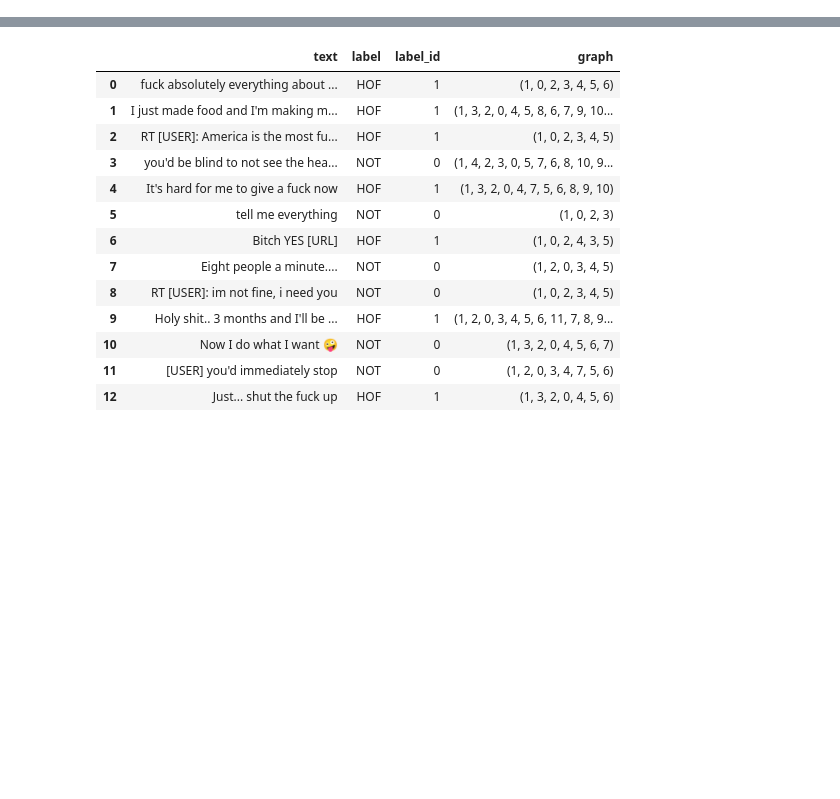
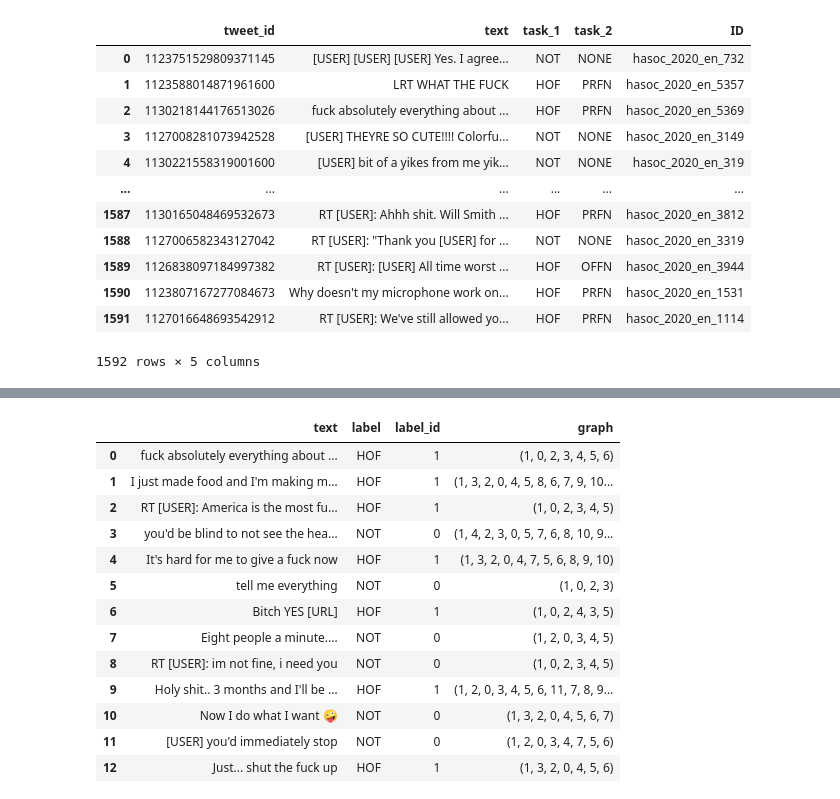
Before and after one commit to adaamko/POTATO, a Jupyter notebook: notebooks/examples.ipynb, the cells around one changed output, grey strips where cells are left out. Saved outputs shown, nothing was run; the diff lists cells and outputs as text; code cells hidden in the pictures; blank space fills up the shorter version.

```diff
--- a/notebooks/examples.ipynb
+++ b/notebooks/examples.ipynb
@@ -4,2 +4,21 @@ from exprel.models.trainer import GraphTrainer
 # %%
 graph_format = "ud"
+# %%
+import pandas as pd
+df = pd.read_csv("/root/projects/exp-relation-extraction/data/hasoc_2020_en_test_new_normalized.csv", sep="\t")
+# %%
+df
+# %% [output]
+|  | tweet_id | text | task_1 | task_2 | ID |
+| 0 | 1123751529809371145 | [USER] [USER] [USER] Yes. I agree... | NOT | NONE | hasoc_2020_en_732 |
+| 1 | 1123588014871961600 | LRT WHAT THE FUCK | HOF | PRFN | hasoc_2020_en_5357 |
+| 2 | 1130218144176513026 | fuck absolutely everything about ... | HOF | PRFN | hasoc_2020_en_5369 |
+| 3 | 1127008281073942528 | [USER] THEYRE SO CUTE!!!! Colorfu... | NOT | NONE | hasoc_2020_en_3149 |
+| 4 | 1130221558319001600 | [USER] bit of a yikes from me yik... | NOT | NONE | hasoc_2020_en_319 |
+| ... | ... | ... | ... | ... | ... |
+| 1587 | 1130165048469532673 | RT [USER]: Ahhh shit. Will Smith ... | HOF | PRFN | hasoc_2020_en_3812 |
+| 1588 | 1127006582343127042 | RT [USER]: "Thank you [USER] for ... | NOT | NONE | hasoc_2020_en_3319 |
+| 1589 | 1126838097184997382 | RT [USER]: [USER] All time worst ... | HOF | OFFN | hasoc_2020_en_3944 |
+| 1590 | 1123807167277084673 | Why doesn't my microphone work on... | HOF | PRFN | hasoc_2020_en_1531 |
+| 1591 | 1127016648693542912 | RT [USER]: We've still allowed yo... | HOF | PRFN | hasoc_2020_en_1114 |
+1592 rows × 5 columns
```
Also changed, not shown: parts of 5 cells of this notebook, 12 other files.
